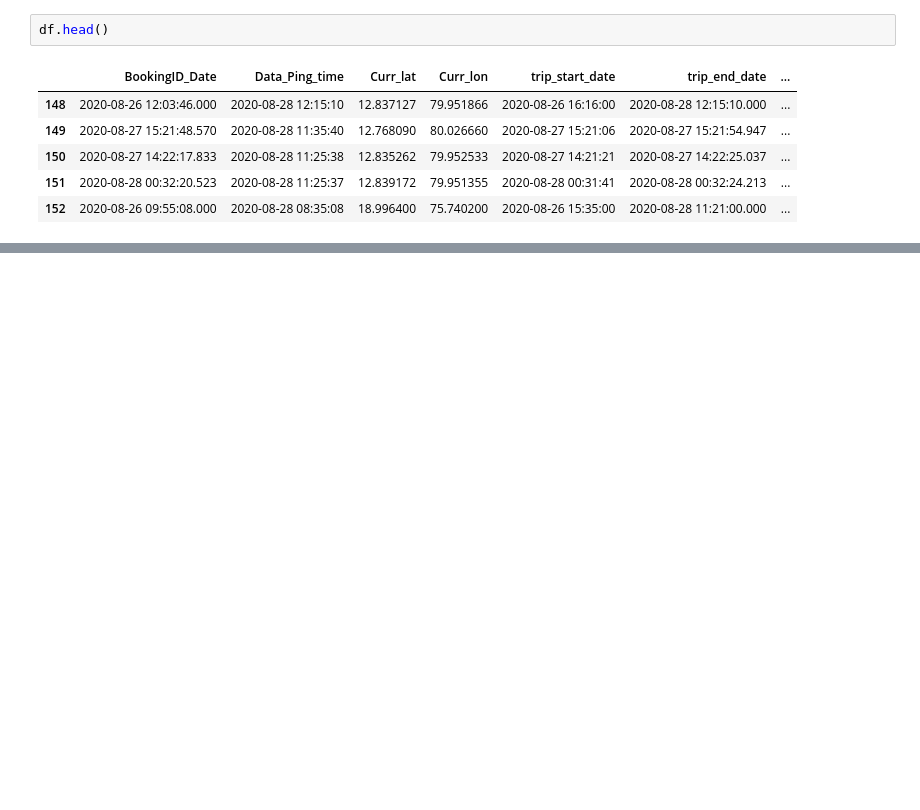
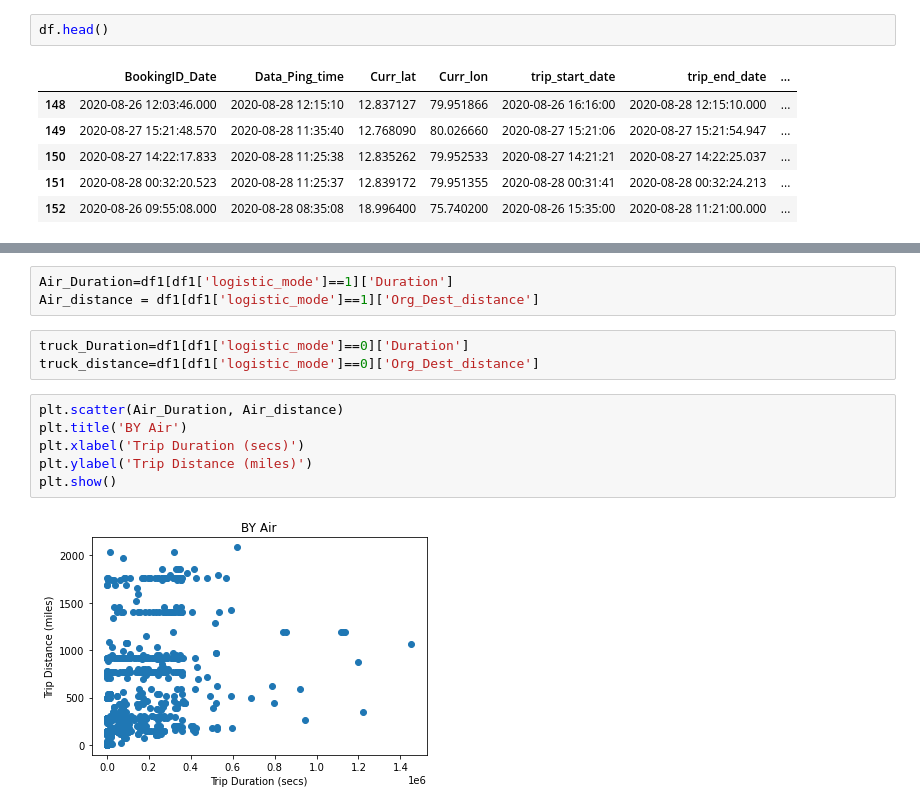
Before and after one commit to ShamZee/travelTime, a Jupyter notebook: FinalYearProject.ipynb, the cells around one changed output, grey strips where cells are left out. Saved outputs shown, nothing was run; the diff lists cells and outputs as text; blank space fills up the shorter version.

```diff
--- a/FinalYearProject.ipynb
+++ b/FinalYearProject.ipynb
@@ -121,0 +230,14 @@ df
+# %%
+Air_Duration=df1[df1['logistic_mode']==1]['Duration']
+Air_distance = df1[df1['logistic_mode']==1]['Org_Dest_distance']
+# %%
+truck_Duration=df1[df1['logistic_mode']==0]['Duration']
+truck_distance=df1[df1['logistic_mode']==0]['Org_Dest_distance']
+# %%
+plt.scatter(Air_Duration, Air_distance)
+plt.title('BY Air')
+plt.xlabel('Trip Duration (secs)')
+plt.ylabel('Trip Distance (miles)')
+plt.show()
+# %% [output]
+[figure, added]
```
Also changed, not shown: parts of 78 cells of this notebook.
